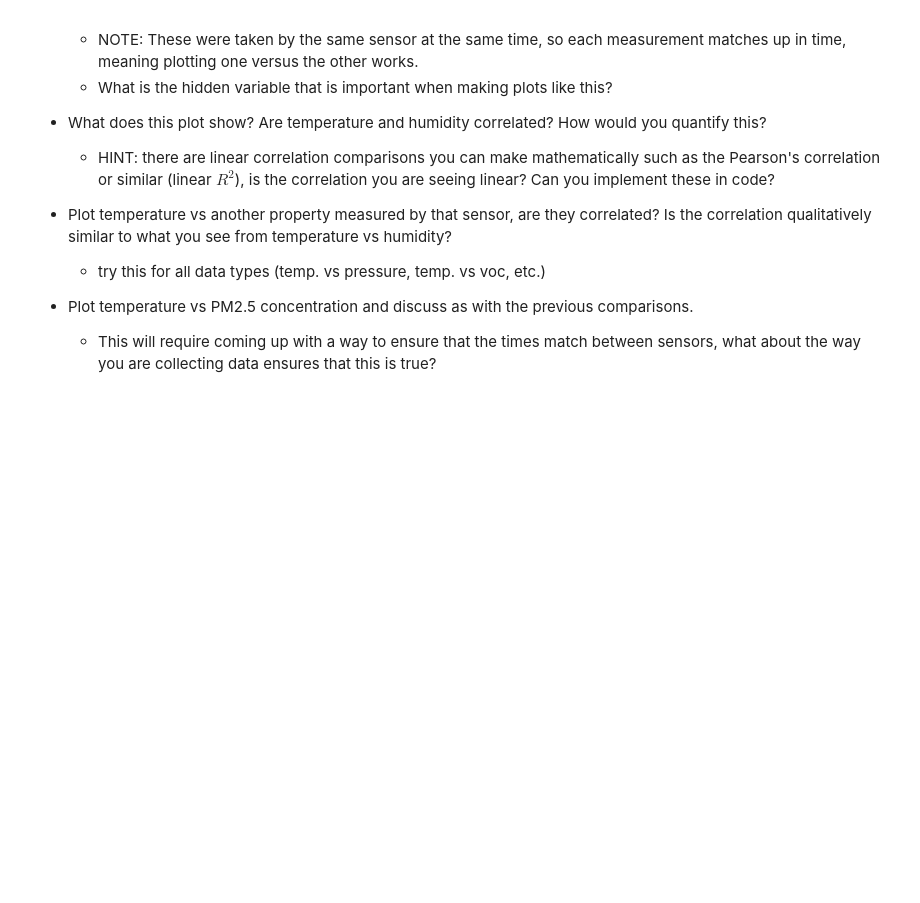
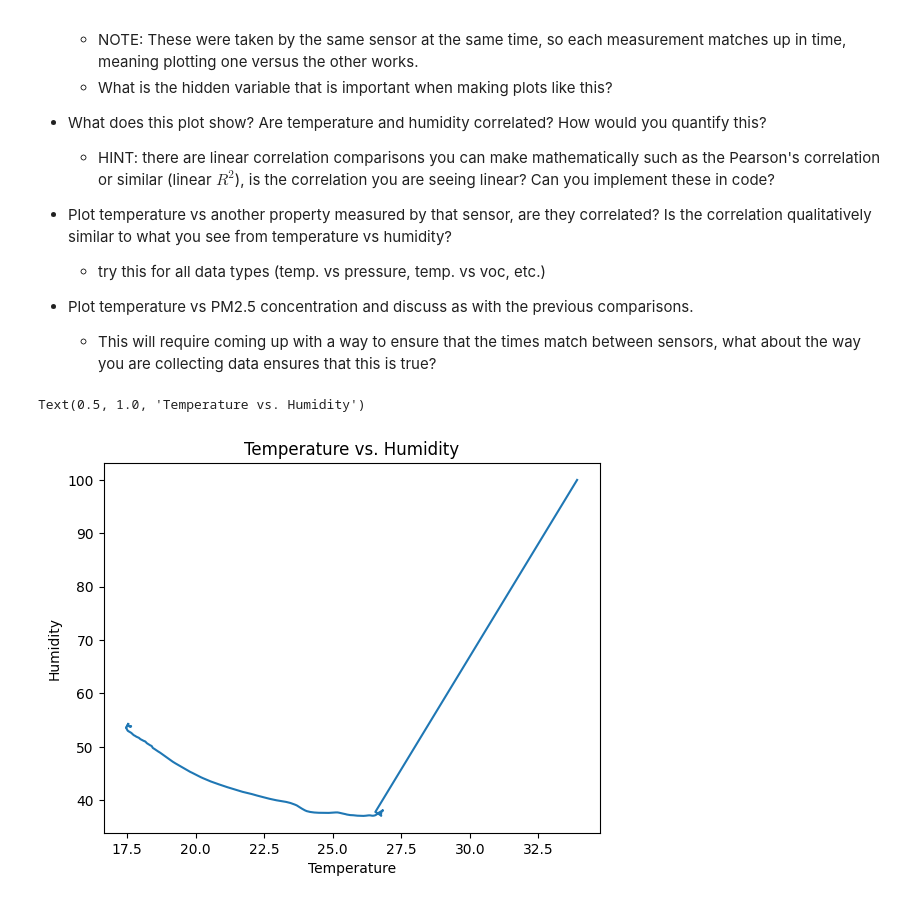
Before and after one commit to Gish-Sky/E11_LabWork, a Jupyter notebook: Lab-Activity-Week-6.ipynb, the cells around one changed output. Cells and saved outputs as stored; diff of their text form; code cells hidden in the pictures; blank space fills up the shorter version.

```diff
--- a/Lab-Activity-Week-6.ipynb
+++ b/Lab-Activity-Week-6.ipynb
@@ -348,3 +348,21 @@ The PM10 bad and outdoor mean have a 59.5652 sigma difference, when using the ba
 
 - Plot temperature vs PM2.5 concentration and discuss as with the previous comparisons.
   - This will require coming up with a way to ensure that the times match between sensors, what about the way you are collecting data ensures that this is true?
+# %%
+# For this problem, I used our outside data's Temperature and Humidity
+outdoors = pd.read_csv("OutsideData.csv")
+Temperature = outdoors['Temperature']
+Temperature = outdoors['Temperature']
+Humidity = outdoors['Relative_Humididty']
+
+plt.plot(Temperature, Humidity)
+plt.xlabel('Temperature')
+plt.ylabel('Humidity')
+plt.title('Temperature vs. Humidity')
+
+#Based on the graph, Temperature and Humidity are coorelated with a proportional relationship.
+
+#Now quantifying coorelation
+# %% [output]
+Text(0.5, 1.0, 'Temperature vs. Humidity')
+[figure, added]
```
